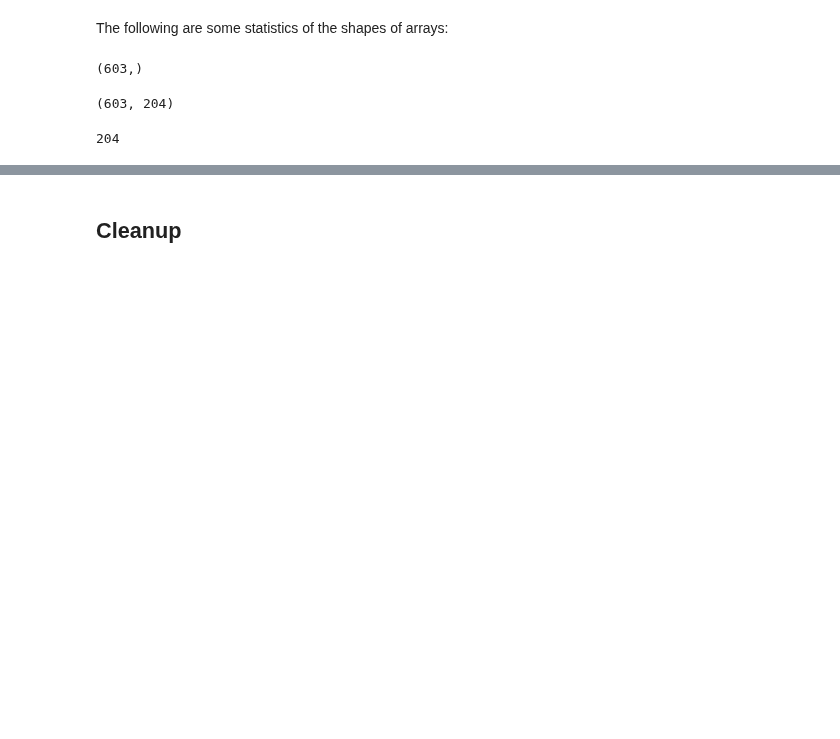
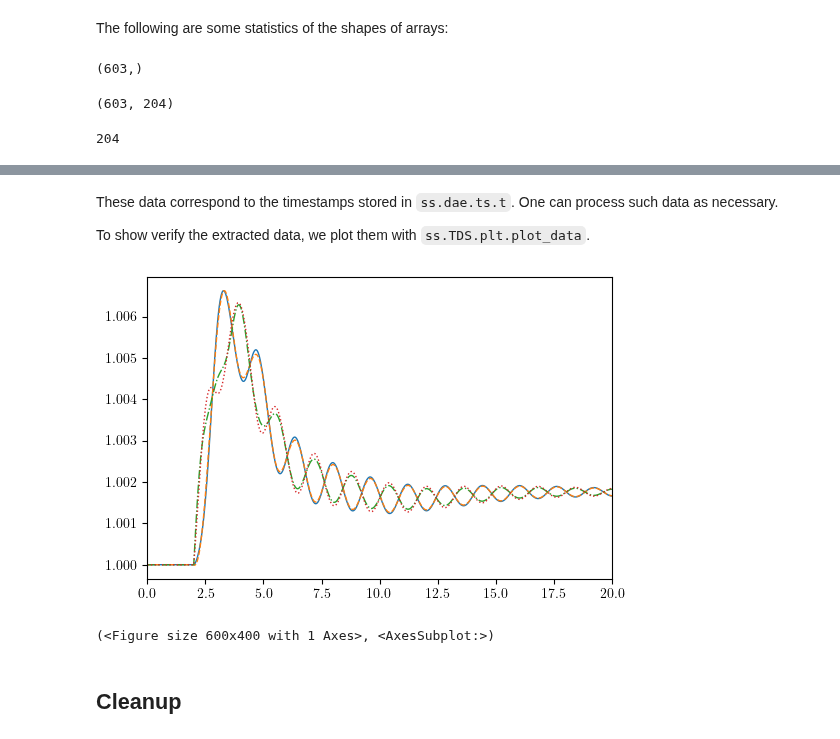
Before and after one commit to CURENT/andes, a Jupyter notebook: examples/2. inspect_data.ipynb, the cells around one changed output, grey strips where cells are left out. Drawn from its saved outputs; the diff is of its cells as text; code cells hidden in the pictures; blank space fills up the shorter version.

Commit message:
Added how timeseries data can be extracted

```diff
--- a/examples/2. inspect_data.ipynb
+++ b/examples/2. inspect_data.ipynb
@@ -26,6 +26,7 @@ https://github.com/cuihantao/andes/blob/master/README.md#format-converter
 # %% [markdown]
 As previously shown, test cases can be loaded with ``andes.run()``:
 # %%
-ss = andes.run(get_case('kundur/kundur_full.xlsx'))
+ss = andes.run(get_case('kundur/kundur_full.xlsx'),
+               default_config=True)  # one can remove `default_config=True` to use custom config file
 # %% [output]
 Working directory: "/home/hacui/repos/andes/examples"
@@ -50,6 +56,8 @@ Report saved to "kundur_full_out.txt" in 0.0004 seconds.
 Alternatively, one can load a test case _without setting up_ using `andes.load(..., setup=False)`. Note that `setup=False` option.
 It is useful to apply parameter changes to an existing test case.
 # %%
-ss = andes.load(get_case('kundur/kundur_full.xlsx'), setup=False)
+ss = andes.load(get_case('kundur/kundur_full.xlsx'),
+                default_config=True,
+                setup=False)
 # %% [output]
 Working directory: "/home/hacui/repos/andes/examples"
@@ -102,6 +110,6 @@ dyr_path = get_case('kundur/kundur_full.dyr')
 # %% [markdown]
 The raw file is passed to the positional argument, whereas the dyr file is passed to `addfile`.
 # %%
-ss = andes.run(raw_path, addfile=dyr_path)
+ss = andes.run(raw_path, addfile=dyr_path, default_config=True)
 # %% [output]
 Working directory: "/home/hacui/repos/andes/examples"
@@ -296,0 +329,2 @@ len(ss.dae.xy_name)
+# %%
+omega = ss.dae.ts.x[:, ss.GENROU.omega.a]
@@ -297,3 +345,12 @@ len(ss.dae.xy_name)
+# %% [markdown]
+These data correspond to the timestamps stored in `ss.dae.ts.t`. One can process such data as necessary.
+
+To show verify the extracted data, we plot them with `ss.TDS.plt.plot_data`.
+# %%
+ss.TDS.plt.plot_data(ss.dae.ts.t, omega )
+# %% [output]
+[figure, added]
+(<Figure size 600x400 with 1 Axes>, <AxesSubplot:>)
 # %% [markdown]
 ## Cleanup
 # %%
```
Also changed, not shown: parts of 18 cells of this notebook.
